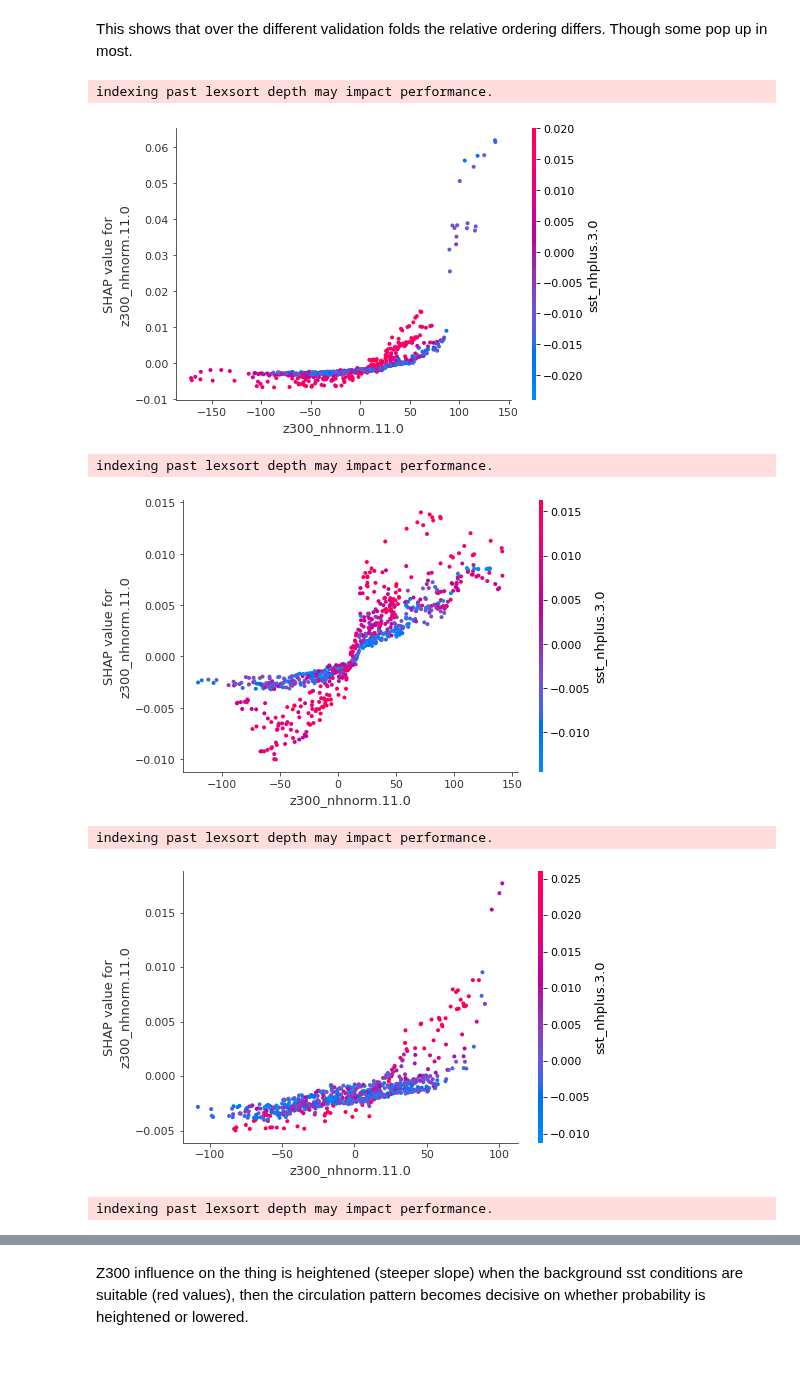
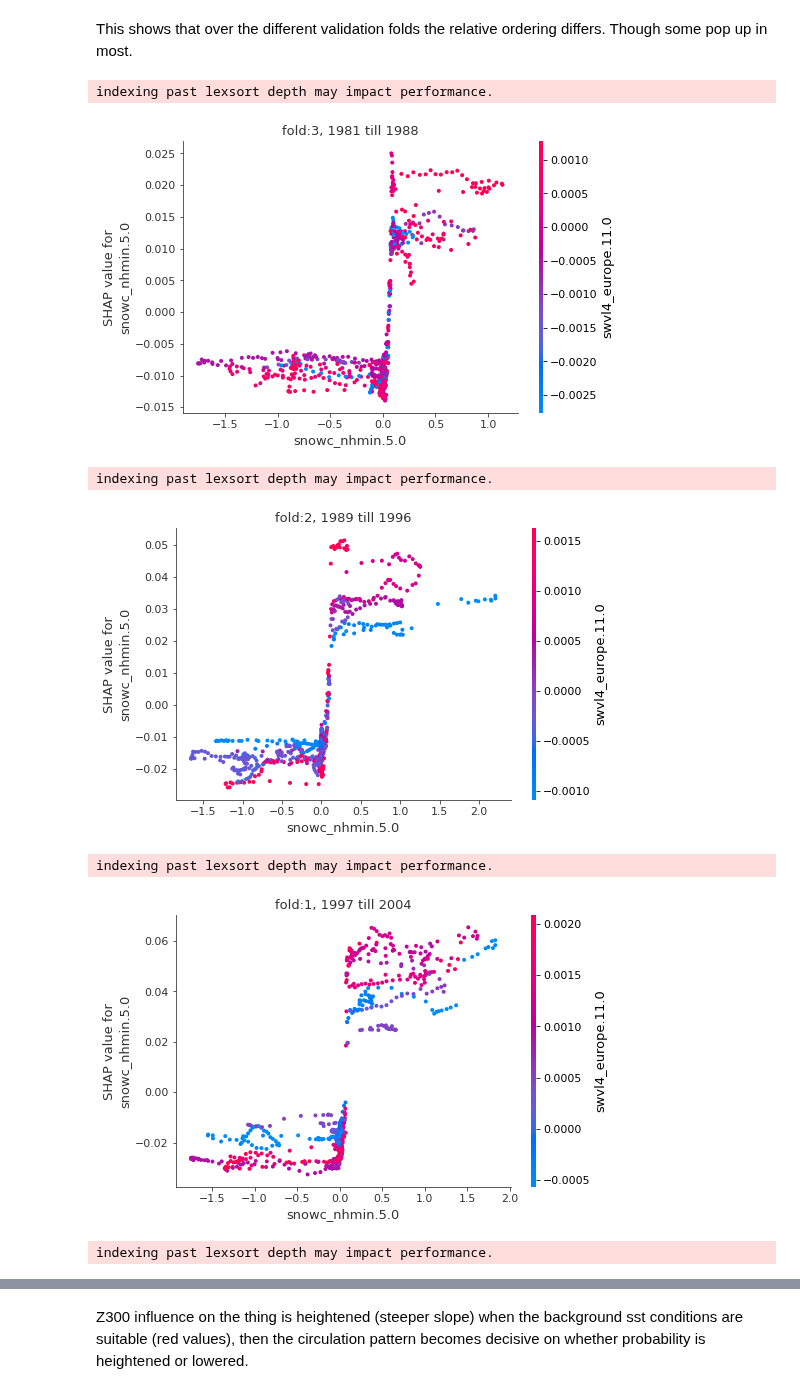
Before and after one commit to chiemvs/Weave, a Jupyter notebook: notebooks/visualize_shap.ipynb, the cells around one changed output, grey strips where cells are left out. Saved outputs shown, nothing was run; the diff lists cells and outputs as text; code cells hidden in the pictures; blank space fills up the shorter version.

```diff
--- a/notebooks/visualize_shap.ipynb
+++ b/notebooks/visualize_shap.ipynb
@@ -33,5 +61,6 @@ shap.force_plot(base_value = 0.2, shap_values=df.values[:100,:], features=df_in.
 for fold in df.index.get_level_values('fold').unique():
     shapdata = df.loc[(fold,),:]
     pred_vals = df_in.loc[shapdata.index.get_level_values('time'),:]
+    plt.title(f'fold:{fold}, {shapdata.index.year.min()} till {shapdata.index.year.max()}')
     shap.summary_plot(shap_values=shapdata.values, features=pred_vals.values, feature_names=shapdata.columns, max_display = 10)
 # %% [output]
@@ -44,16 +73,16 @@ for fold in df.index.get_level_values('fold').unique():
 This shows that over the different validation folds the relative ordering differs. Though some pop up in most.
 # %%
 for fold in df.index.get_level_values('fold').unique():
-    xvar = 'z300_nhnorm.11.0'
-    colvar = 'sst_nhplus.3.0' #yvar is the shap values
+    xvar = 'snowc_nhmin.5.0'
+    colvar = 'swvl4_europe.11.0' #yvar is the shap values
     shapdata = df.loc[(fold,),:]
     pred_vals = df_in.loc[shapdata.index.get_level_values('time'),:]
-    shap.dependence_plot(ind = xvar, interaction_index= colvar, shap_values=shapdata.values, features=pred_vals.values, feature_names=shapdata.columns)
+    shap.dependence_plot(ind = xvar, interaction_index= colvar, shap_values=shapdata.values, features=pred_vals.values, feature_names=shapdata.columns, title = f'fold:{fold}, {shapdata.index.year.min()} till {shapdata.index.year.max()}')
 # %% [output]
 indexing past lexsort depth may impact performance.
-[figure, old version]
+[figure, new version]
 indexing past lexsort depth may impact performance.
-[figure, old version]
+[figure, new version]
 indexing past lexsort depth may impact performance.
-[figure, old version]
+[figure, new version]
 indexing past lexsort depth may impact performance.
```
Also changed, not shown: parts of 13 cells of this notebook, 4 other files.
